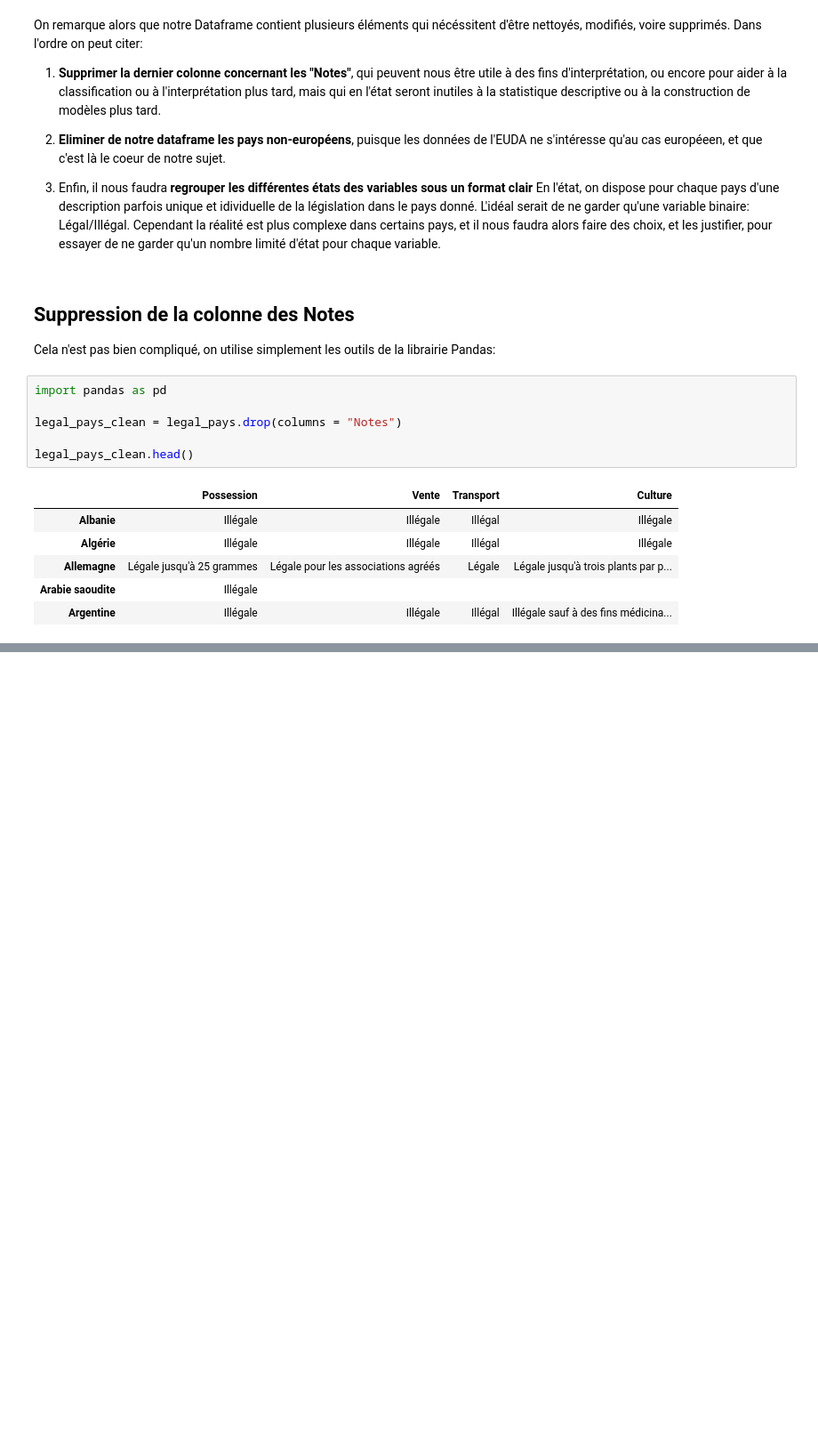
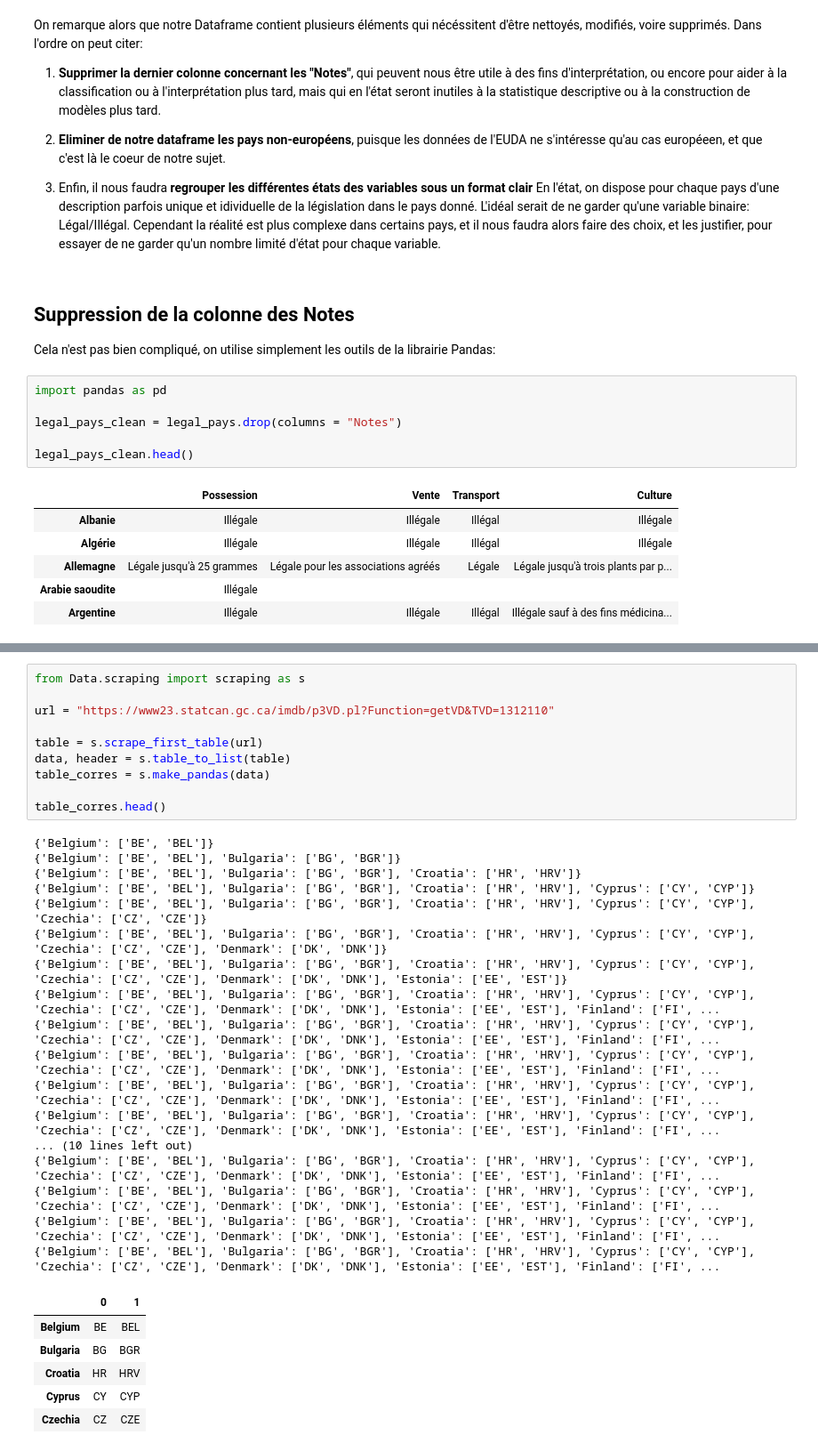
Before and after one commit to refouch/Projet_Python_2A, a Jupyter notebook: Tidy.ipynb, the cells around one changed output, grey strips where cells are left out. Shown at 89% size. Drawn from its saved outputs; the diff is of its cells as text; blank space fills up the shorter version.

Commit message:
successfully scraped correspondance table

```diff
--- a/Tidy.ipynb
+++ b/Tidy.ipynb
@@ -50,0 +72,34 @@ legal_pays_clean.head()
+# %%
+from Data.scraping import scraping as s
+
+url = "https://www23.statcan.gc.ca/imdb/p3VD.pl?Function=getVD&TVD=1312110"
+
+table = s.scrape_first_table(url)
+data, header = s.table_to_list(table)
+table_corres = s.make_pandas(data)
+
+table_corres.head()
+# %% [output]
+{'Belgium': ['BE', 'BEL']}
+{'Belgium': ['BE', 'BEL'], 'Bulgaria': ['BG', 'BGR']}
+{'Belgium': ['BE', 'BEL'], 'Bulgaria': ['BG', 'BGR'], 'Croatia': ['HR', 'HRV']}
+{'Belgium': ['BE', 'BEL'], 'Bulgaria': ['BG', 'BGR'], 'Croatia': ['HR', 'HRV'], 'Cyprus': ['CY', 'CYP']}
+{'Belgium': ['BE', 'BEL'], 'Bulgaria': ['BG', 'BGR'], 'Croatia': ['HR', 'HRV'], 'Cyprus': ['CY', 'CYP'], 'Czechia': ['CZ', 'CZE']}
+{'Belgium': ['BE', 'BEL'], 'Bulgaria': ['BG', 'BGR'], 'Croatia': ['HR', 'HRV'], 'Cyprus': ['CY', 'CYP'], 'Czechia': ['CZ', 'CZE'], 'Denmark': ['DK', 'DNK']}
+{'Belgium': ['BE', 'BEL'], 'Bulgaria': ['BG', 'BGR'], 'Croatia': ['HR', 'HRV'], 'Cyprus': ['CY', 'CYP'], 'Czechia': ['CZ', 'CZE'], 'Denmark': ['DK', 'DNK'], 'Estonia': ['EE', 'EST']}
+{'Belgium': ['BE', 'BEL'], 'Bulgaria': ['BG', 'BGR'], 'Croatia': ['HR', 'HRV'], 'Cyprus': ['CY', 'CYP'], 'Czechia': ['CZ', 'CZE'], 'Denmark': ['DK', 'DNK'], 'Estonia': ['EE', 'EST'], 'Finland': ['FI', ...
+{'Belgium': ['BE', 'BEL'], 'Bulgaria': ['BG', 'BGR'], 'Croatia': ['HR', 'HRV'], 'Cyprus': ['CY', 'CYP'], 'Czechia': ['CZ', 'CZE'], 'Denmark': ['DK', 'DNK'], 'Estonia': ['EE', 'EST'], 'Finland': ['FI', ...
+{'Belgium': ['BE', 'BEL'], 'Bulgaria': ['BG', 'BGR'], 'Croatia': ['HR', 'HRV'], 'Cyprus': ['CY', 'CYP'], 'Czechia': ['CZ', 'CZE'], 'Denmark': ['DK', 'DNK'], 'Estonia': ['EE', 'EST'], 'Finland': ['FI', ...
+{'Belgium': ['BE', 'BEL'], 'Bulgaria': ['BG', 'BGR'], 'Croatia': ['HR', 'HRV'], 'Cyprus': ['CY', 'CYP'], 'Czechia': ['CZ', 'CZE'], 'Denmark': ['DK', 'DNK'], 'Estonia': ['EE', 'EST'], 'Finland': ['FI', ...
+{'Belgium': ['BE', 'BEL'], 'Bulgaria': ['BG', 'BGR'], 'Croatia': ['HR', 'HRV'], 'Cyprus': ['CY', 'CYP'], 'Czechia': ['CZ', 'CZE'], 'Denmark': ['DK', 'DNK'], 'Estonia': ['EE', 'EST'], 'Finland': ['FI', ...
+... (10 lines left out)
+{'Belgium': ['BE', 'BEL'], 'Bulgaria': ['BG', 'BGR'], 'Croatia': ['HR', 'HRV'], 'Cyprus': ['CY', 'CYP'], 'Czechia': ['CZ', 'CZE'], 'Denmark': ['DK', 'DNK'], 'Estonia': ['EE', 'EST'], 'Finland': ['FI', ...
+{'Belgium': ['BE', 'BEL'], 'Bulgaria': ['BG', 'BGR'], 'Croatia': ['HR', 'HRV'], 'Cyprus': ['CY', 'CYP'], 'Czechia': ['CZ', 'CZE'], 'Denmark': ['DK', 'DNK'], 'Estonia': ['EE', 'EST'], 'Finland': ['FI', ...
+{'Belgium': ['BE', 'BEL'], 'Bulgaria': ['BG', 'BGR'], 'Croatia': ['HR', 'HRV'], 'Cyprus': ['CY', 'CYP'], 'Czechia': ['CZ', 'CZE'], 'Denmark': ['DK', 'DNK'], 'Estonia': ['EE', 'EST'], 'Finland': ['FI', ...
+{'Belgium': ['BE', 'BEL'], 'Bulgaria': ['BG', 'BGR'], 'Croatia': ['HR', 'HRV'], 'Cyprus': ['CY', 'CYP'], 'Czechia': ['CZ', 'CZE'], 'Denmark': ['DK', 'DNK'], 'Estonia': ['EE', 'EST'], 'Finland': ['FI', ...
+|  | 0 | 1 |
+| Belgium | BE | BEL |
+| Bulgaria | BG | BGR |
+| Croatia | HR | HRV |
+| Cyprus | CY | CYP |
+| Czechia | CZ | CZE |
```
Also changed, not shown: parts of 4 cells of this notebook.
